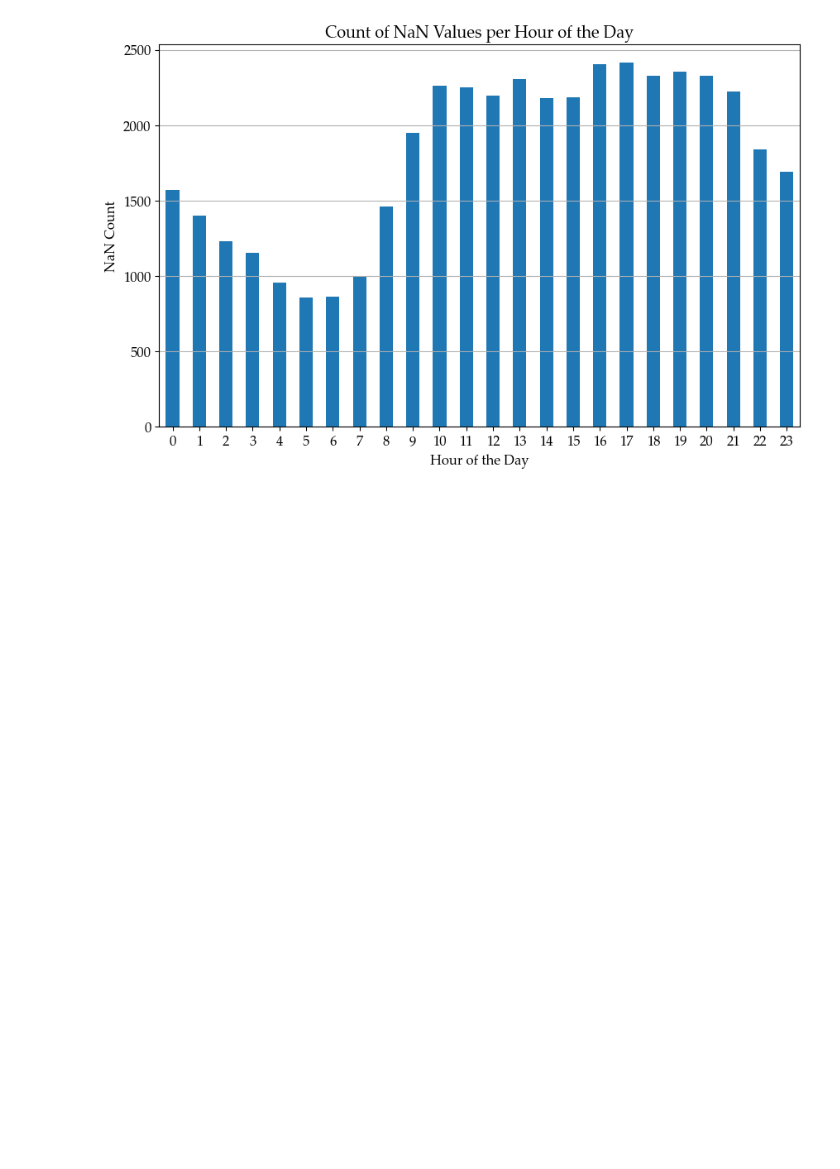
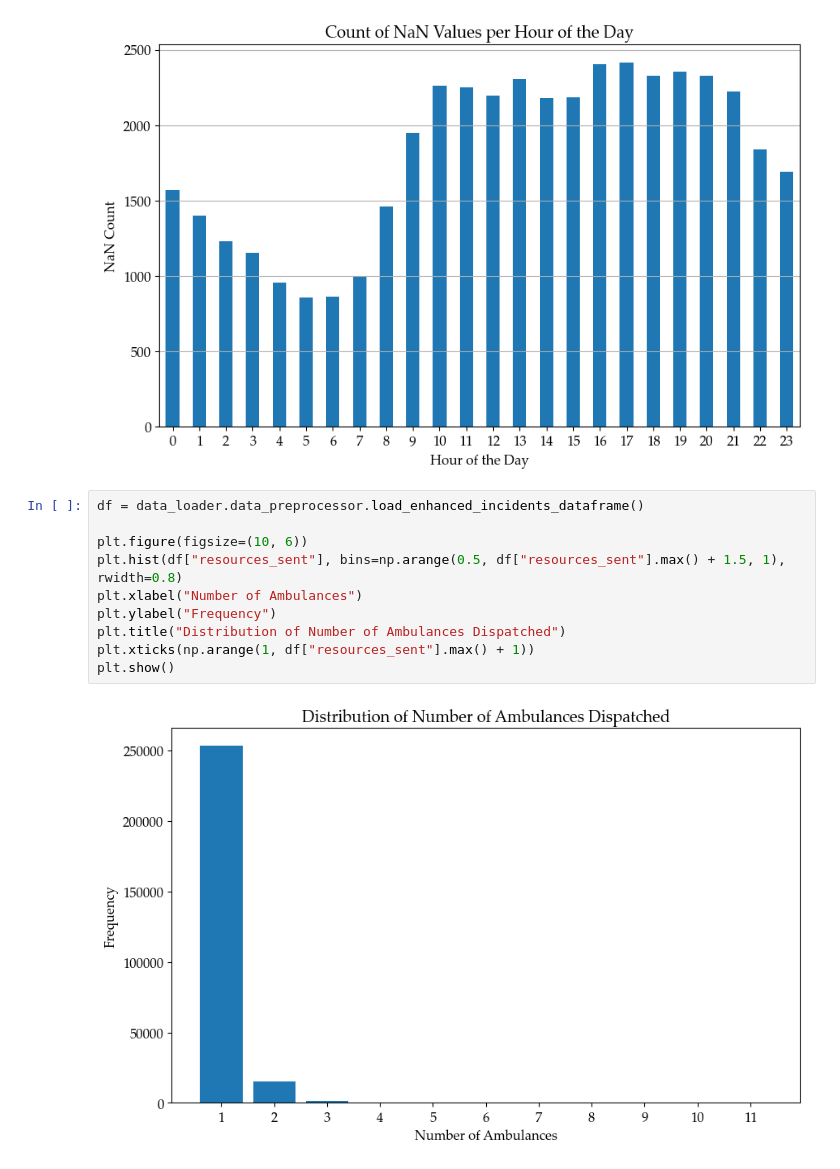
Before and after one commit to Emergency-Optimizers/Data-Processing, a Jupyter notebook: source/analysis/sandbox_sindre.ipynb, the cells around one changed output. Saved outputs shown, nothing was run; the diff lists cells and outputs as text; blank space fills up the shorter version.

```diff
--- a/source/analysis/sandbox_sindre.ipynb
+++ b/source/analysis/sandbox_sindre.ipynb
@@ -88,3 +87,15 @@ plt.grid(axis='y')
 plt.show()
 # %% [output]
 [figure]
+# %%
+df = data_loader.data_preprocessor.load_enhanced_incidents_dataframe()
+
+plt.figure(figsize=(10, 6))
+plt.hist(df["resources_sent"], bins=np.arange(0.5, df["resources_sent"].max() + 1.5, 1), rwidth=0.8)
+plt.xlabel("Number of Ambulances")
+plt.ylabel("Frequency")
+plt.title("Distribution of Number of Ambulances Dispatched")
+plt.xticks(np.arange(1, df["resources_sent"].max() + 1))
+plt.show()
+# %% [output]
+[figure, added]
```
Also changed, not shown: parts of 5 cells of this notebook, 2 other files.
